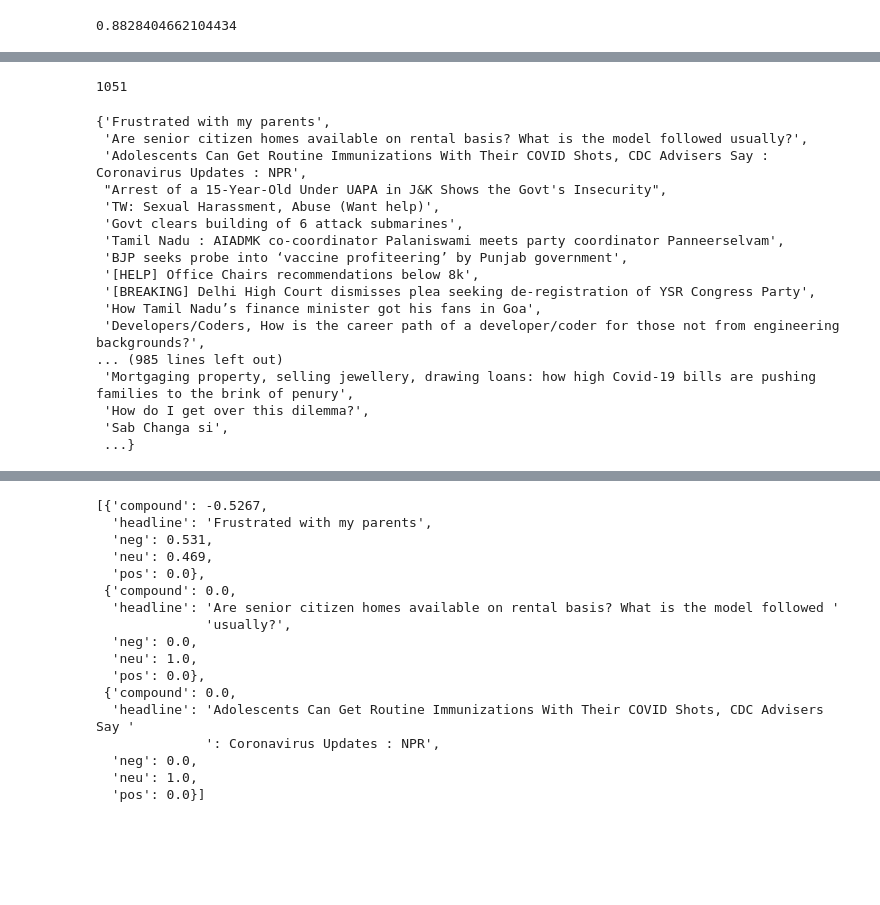
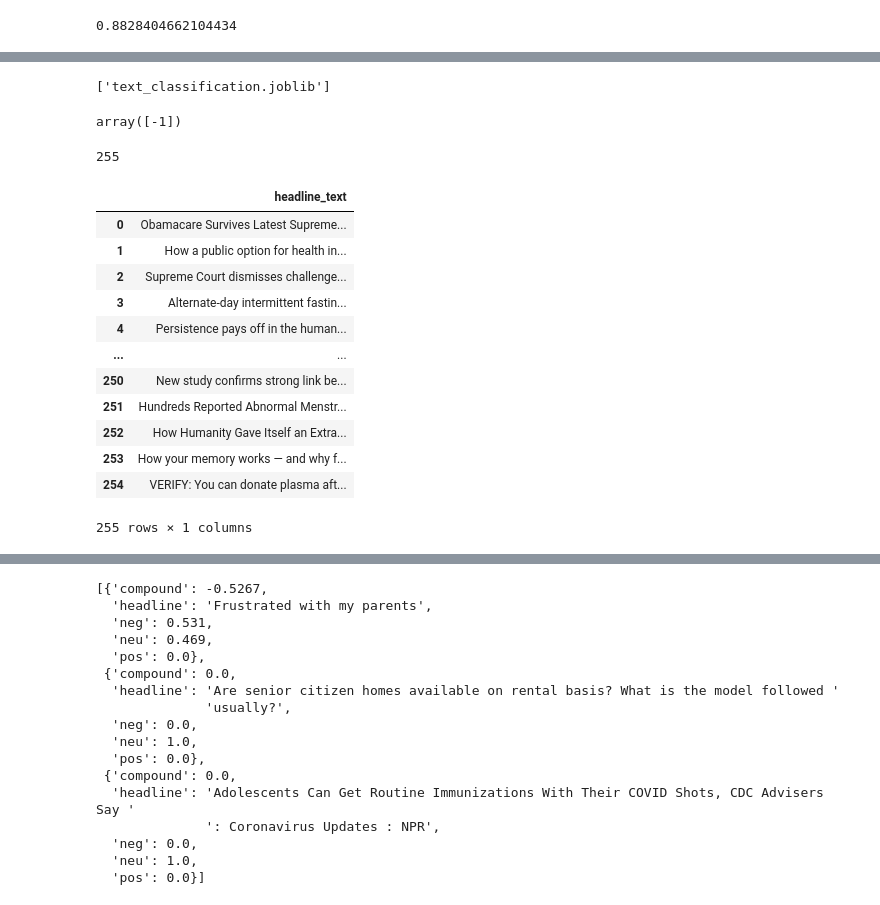
Before and after one commit to pandeykriti/Sentimental-Analysis-of-News-Headlines-of-Reddit, a Jupyter notebook: Untitled0.ipynb, the cells around one changed output, grey strips where cells are left out. Saved outputs shown, nothing was run; the diff lists cells and outputs as text; code cells hidden in the pictures; blank space fills up the shorter version.

```diff
--- a/Untitled0.ipynb
+++ b/Untitled0.ipynb
@@ -326 +426,22 @@ nb.score(X_train_res, y_train_res)
+# %%
+from joblib import dump
+
+# dump the pipeline model
+dump(pipeline, filename="text_classification.joblib")
+# %% [output]
+['text_classification.joblib']
+# %%
+# import joblib
+from joblib import load
+
+# sample tweet text
+text = ["The IRS estimates that undocumented immigrants pay over $9 billion in withheld payroll taxes annually.Yes #DonaldTrump please continue your conversation about these caravans full of leeches just trying to take our hard earned money...#TrumpTaxReturns #Trump750 #MondayMorning"]
+
+# load the saved pipleine model
+pipeline = load("text_classification.joblib")
+
+# predict on the sample tweet text
+pipeline.predict(text)
+# %% [output]
+array([-1])
 # %%
@@ -343,30 +462,27 @@ import matplotlib.pyplot as plt
 import seaborn as sns
 sns.set(style='darkgrid', context='talk', palette='Dark2')
 #iterating over subredit /r/Indian health
-headlines = set()
-for submission in reddit.subreddit('health+india').new(limit=None):
-    headlines.add(submission.title)
-    display.clear_output()
-    print(len(headlines))
+def get_related_headlines(search_keyword):
+  headlines = []
+  for submission in reddit.subreddit(search_keyword).new(limit=None):
+      headlines.append({'headline_text':submission.title})
+      display.clear_output()
+      print(len(headlines))
+  return pd.DataFrame.from_dict(headlines)
-# %% [output]
-1051
-# %%
-headlines
-# %% [output]
-{'Frustrated with my parents',
- 'Are senior citizen homes available on rental basis? What is the model followed usually?',
- 'Adolescents Can Get Routine Immunizations With Their COVID Shots, CDC Advisers Say : Coronavirus Updates : NPR',
- "Arrest of a 15-Year-Old Under UAPA in J&K Shows the Govt's Insecurity",
- 'TW: Sexual Harassment, Abuse (Want help)',
- 'Govt clears building of 6 attack submarines',
- 'Tamil Nadu : AIADMK co-coordinator Palaniswami meets party coordinator Panneerselvam',
- 'BJP seeks probe into ‘vaccine profiteering’ by Punjab government',
- '[HELP] Office Chairs recommendations below 8k',
- '[BREAKING] Delhi High Court dismisses plea seeking de-registration of YSR Congress Party',
- 'How Tamil Nadu’s finance minister got his fans in Goa',
- 'Developers/Coders, How is the career path of a developer/coder for those not from engineering backgrounds?',
-... (985 lines left out)
- 'Mortgaging property, selling jewellery, drawing loans: how high Covid-19 bills are pushing families to the brink of penury',
- 'How do I get over this dilemma?',
- 'Sab Changa si',
- ...}
+# %%
+get_related_headlines('health')
+# %% [output]
+255
+|  | headline_text |
+| 0 | Obamacare Survives Latest Supreme... |
+| 1 | How a public option for health in... |
+| 2 | Supreme Court dismisses challenge... |
+| 3 | Alternate-day intermittent fastin... |
+| 4 | Persistence pays off in the human... |
+| ... | ... |
+| 250 | New study confirms strong link be... |
+| 251 | Hundreds Reported Abnormal Menstr... |
+| 252 | How Humanity Gave Itself an Extra... |
+| 253 | How your memory works — and why f... |
+| 254 | VERIFY: You can donate plasma aft... |
+255 rows × 1 columns
```
Also changed, not shown: parts of 19 cells of this notebook.
